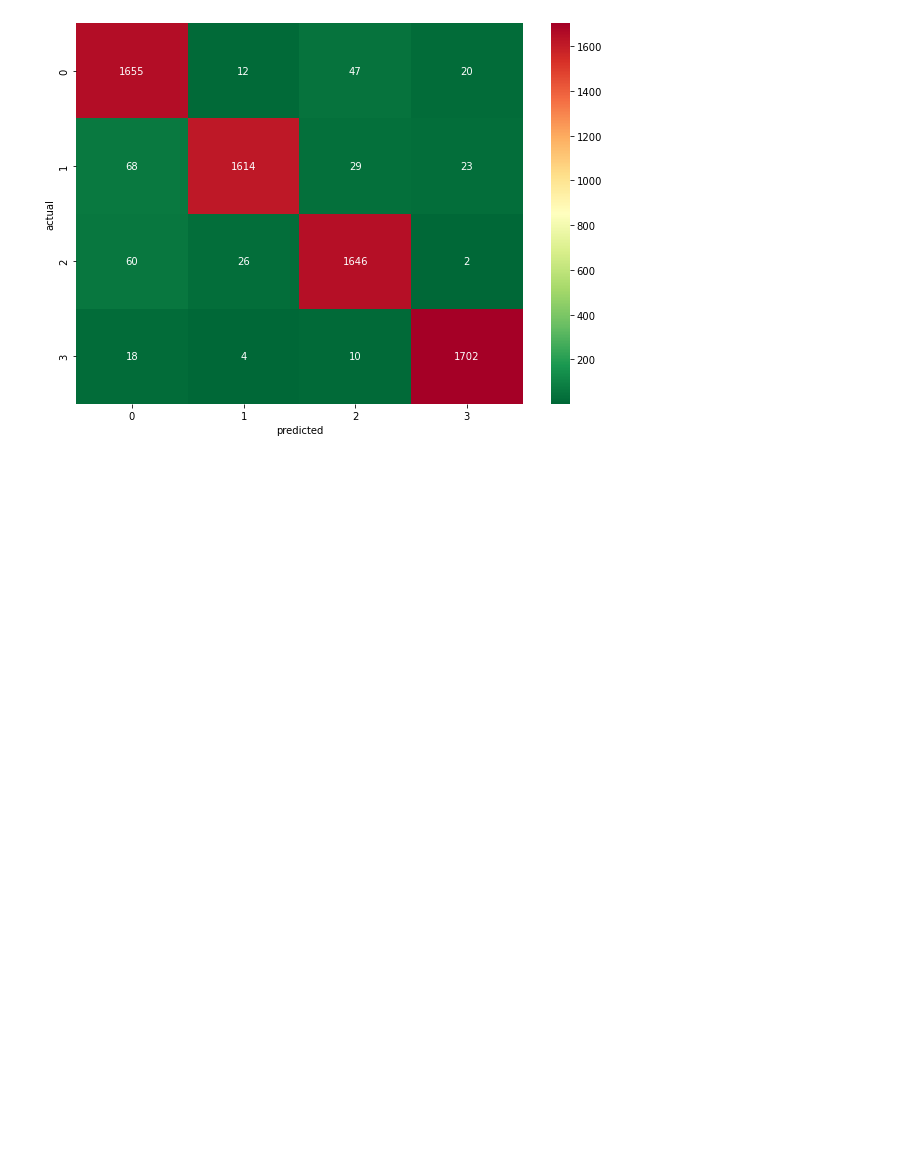
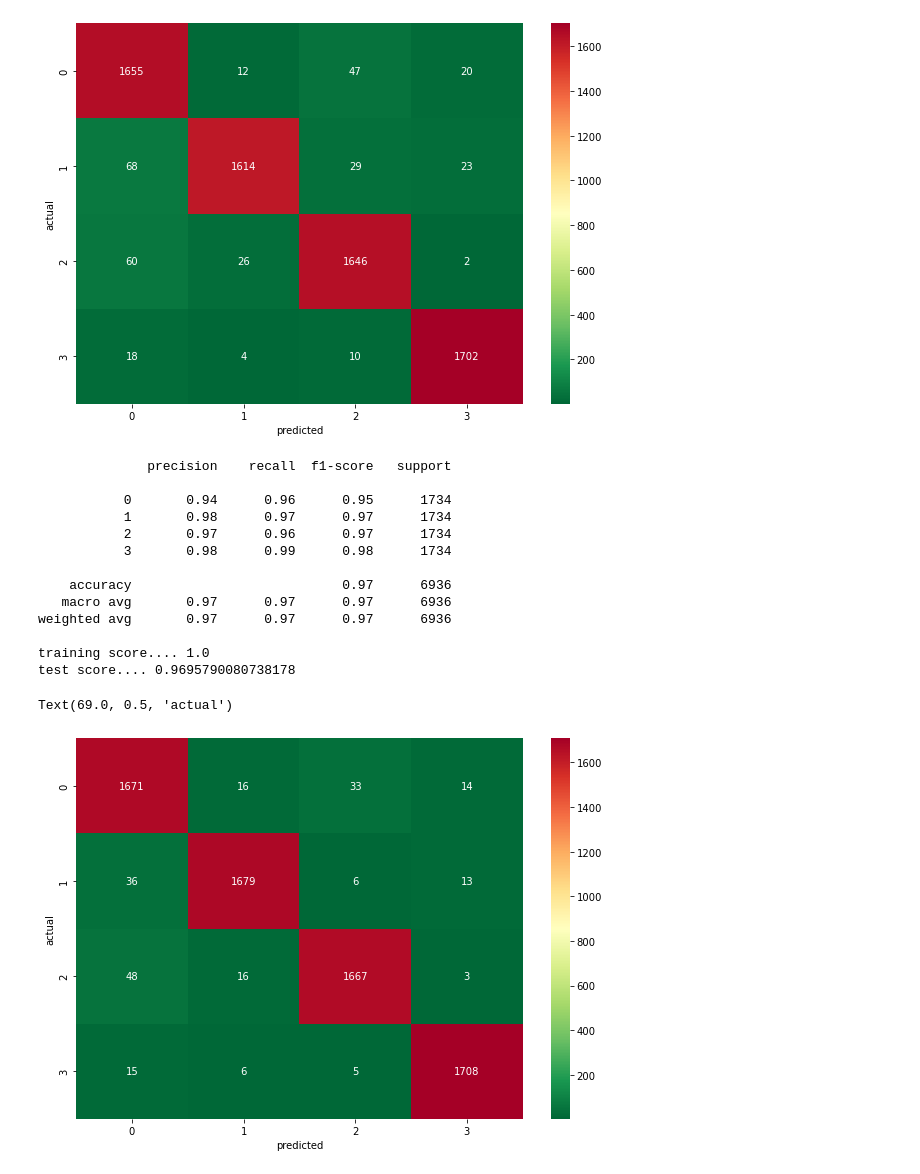
Before and after one commit to Shankar-Hadimani/NLP, a Jupyter notebook: TF-IDF (Text Representation).ipynb, the cells around one changed output. Saved outputs shown, nothing was run; the diff lists cells and outputs as text; code cells hidden in the pictures; blank space fills up the shorter version.

Commit message:
random forest refreshed heatmap confusion matrix

```diff
--- a/TF-IDF (Text Representation).ipynb
+++ b/TF-IDF (Text Representation).ipynb
@@ -535,35 +535,51 @@ Text(69.0, 0.5, 'actual')
 # %%
 ### Build bag of words model
 
-from sklearn.ensemble import Rand
+from sklearn.ensemble import RandomForestClassifier
 from sklearn.pipeline import Pipeline
 from sklearn.metrics import roc_auc_score, accuracy_score
 from sklearn.metrics import confusion_matrix, plot_confusion_matrix,classification_report
 from sklearn.model_selection import train_test_split
 from sklearn.feature_extraction.text import TfidfVectorizer
 
 X = df_balanced["preprocessed_text"] ### Preprocessed data for training
 y =df_balanced["label_num"]
 
 X_train, X_test, y_train, y_test = train_test_split(X, y, test_size=0.2, random_state=42, stratify = y)
 
 clf = Pipeline([
     ('vectorizer_tfidf', TfidfVectorizer()),
-    ('KNN', KNeighborsClassifier())
+    ('RFC', RandomForestClassifier())
 ])
 
 clf.fit(X_train, y_train)
 y_pred = clf.predict(X_test)
 
 print(classification_report(y_test, y_pred,))
 print('training score....', accuracy_score(y_train, clf.predict(X_train)))
 print('test score....', accuracy_score(y_test, y_pred))
 
 
 ### verify confusion matrix an dplot the heatmap
 cm = confusion_matrix(y_test, y_pred)
 
 plt.figure(figsize=(10,7))
 sns.heatmap(cm, annot=True, fmt='d', cmap=plt.cm.RdYlGn_r)
 plt.xlabel('predicted')
 plt.ylabel('actual')
+# %% [output]
+              precision    recall  f1-score   support
+
+           0       0.94      0.96      0.95      1734
+           1       0.98      0.97      0.97      1734
+           2       0.97      0.96      0.97      1734
+           3       0.98      0.99      0.98      1734
+
+    accuracy                           0.97      6936
+   macro avg       0.97      0.97      0.97      6936
+weighted avg       0.97      0.97      0.97      6936
+
+training score.... 1.0
+test score.... 0.9695790080738178
+Text(69.0, 0.5, 'actual')
+[figure, added]
```
